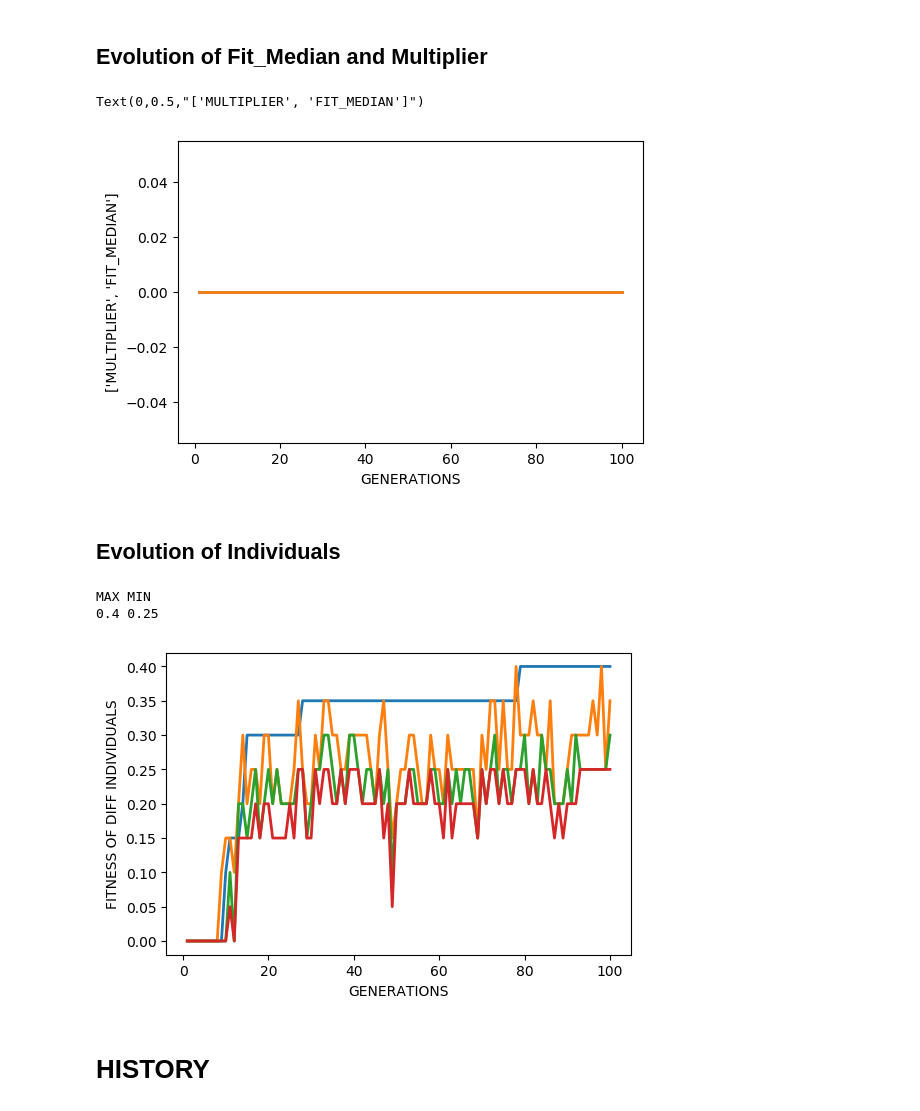
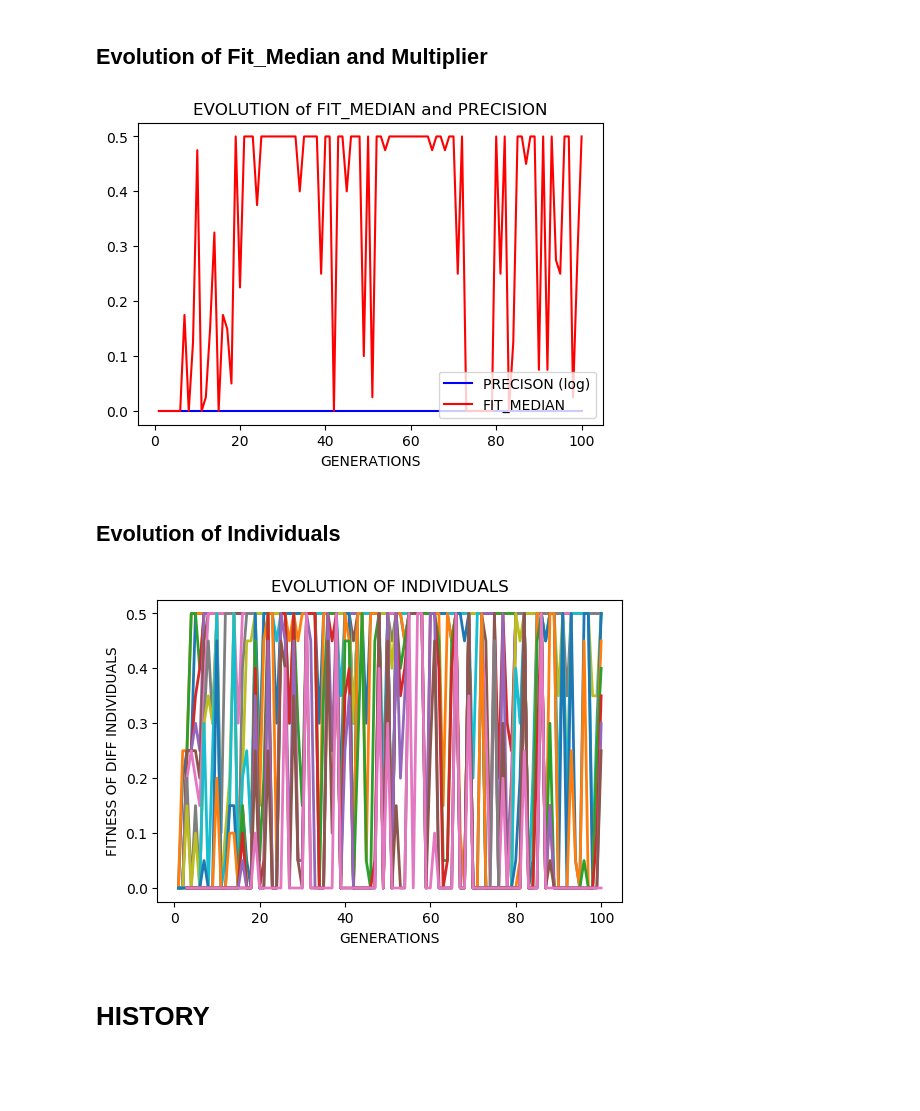
Before and after one commit to jair-pereira/GECCO19, a Jupyter notebook: src/vis_data.ipynb, the cells around one changed output. Drawn from its saved outputs; the diff is of its cells as text; code cells hidden in the pictures; blank space fills up the shorter version.

Commit message:
update training post processing script

```diff
--- a/src/vis_data.ipynb
+++ b/src/vis_data.ipynb
@@ -6,0 +10,4 @@ from matplotlib import rcParams
+# %%
+#SET THOSE TWO PARAMETERS AND RUN THE SCRIPT
+experiment_name = "190320_03"
+experiment_path = "C:\\Users\\jjunior\\Documents\\Junior\\ON\\2019\\GECCO'19\\from_biman\\190325\\"
@@ -7,8 +16,14 @@ from matplotlib import rcParams
+# %%
+output_path = experiment_path+"training_postprocessing\\"
+if not os.path.isdir(output_path):
+    os.mkdir(output_path)
+
+output_path = experiment_path+"training_postprocessing\\"+experiment_name+"\\"
+os.mkdir(output_path)
 # %% [markdown]
 # LOG
 # %%
-#file_path = "C:\\Users\\jjunior\\Documents\\GitHub\\GECCO19\\results"+"\\190314_01n"+"\\190314_01n_log.csv"
-file_path = "C:\\Users\\jjunior\\Documents\\Junior\\ON\\2019\\GECCO'19\\from_biman\\190314\\results_190313\\190313_06"+"\\190313_06_log.csv"
+file_path = experiment_path+experiment_name+"\\log.csv"
 
 #load data
 data_log = pd.read_csv(file_path, header=None)
@@ -26,36 +41,40 @@ data_log["MULTIPLIER"] = np.log10(data_log["MULTIPLIER"])
 # %%
 rcParams['figure.dpi'] = 100
 
 x = "GENERATIONS"
-y = ["MULTIPLIER", "FIT_MEDIAN"]
+y1 = "MULTIPLIER"
+y2 = "FIT_MEDIAN"
 
 _, ax = plt.subplots()
-ax.plot(data_log[x], data_log[y], lw = 2)
-ax.set_title("")
+ax.set_title("EVOLUTION of FIT_MEDIAN and PRECISION")
+ax.plot(data_log[x], data_log[y1], '-b', label='PRECISON (log)')
+ax.plot(data_log[x], data_log[y2], '-r', label='FIT_MEDIAN')
+ax.legend(loc='lower right')
 ax.set_xlabel(x)
-ax.set_ylabel(y)
+ax.set_ylabel("")
+
+plt.savefig(output_path+"pop_evo.png", dpi=250)
 # %% [output]
-Text(0,0.5,"['MULTIPLIER', 'FIT_MEDIAN']")
-[figure, old version]
+[figure, new version]
 # %% [markdown]
 ## Evolution of Individuals
 # %%
 rcParams['figure.dpi'] = 100
 
 x = "GENERATIONS"
-y = data_log.columns[3:7]
+y = data_log.columns[3:20]
 
 _, ax = plt.subplots()
 ax.plot(data_log[x], data_log[y], lw = 2)
-ax.set_title("")
+ax.set_title("EVOLUTION OF INDIVIDUALS")
 ax.set_xlabel(x)
 ax.set_ylabel("FITNESS OF DIFF INDIVIDUALS")
 
-print("MAX MIN")
-print(data_log[y].max().max(), data_log[y].max().min())
+# print("MAX MIN")
+# print(data_log[y].max().max(), data_log[y].max().min())
+
+plt.savefig(output_path+"indv_evo.png", dpi=250)
 # %% [output]
-MAX MIN
-0.4 0.25
-[figure, old version]
+[figure, new version]
 # %% [markdown]
 # HISTORY
```
Also changed, not shown: parts of 6 cells of this notebook.
